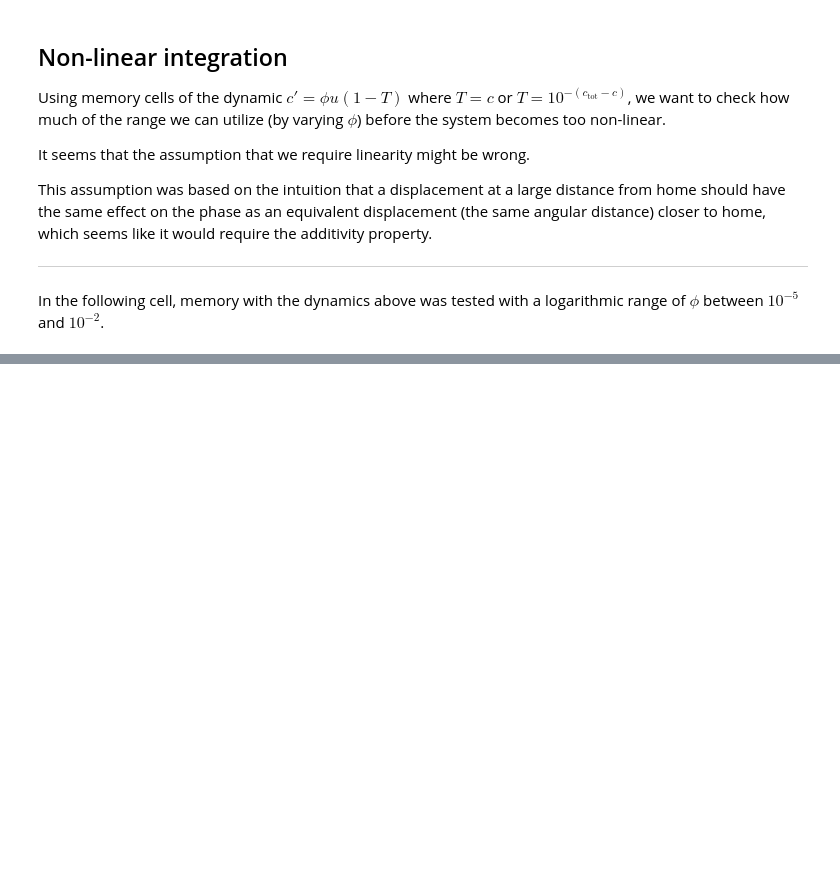
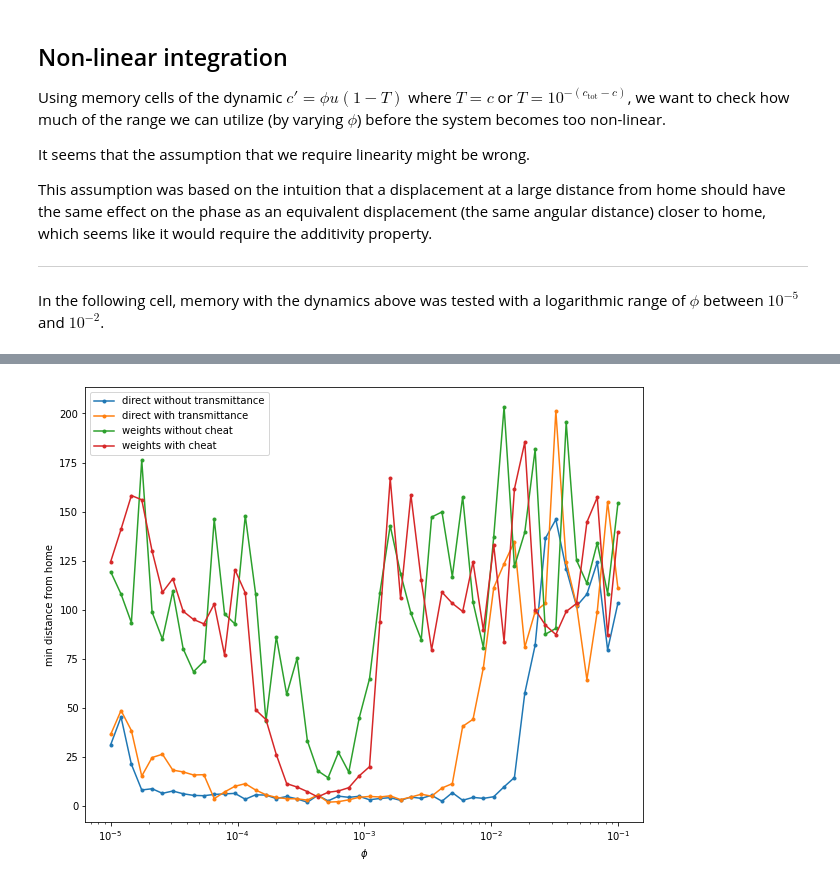
Before and after one commit to nilsceberg/path-integration-memory, a Jupyter notebook: notebooks/results/report.ipynb, the cells around one changed output, grey strips where cells are left out. Saved outputs shown, nothing was run; the diff lists cells and outputs as text; code cells hidden in the pictures; blank space fills up the shorter version.

```diff
--- a/notebooks/results/report.ipynb
+++ b/notebooks/results/report.ipynb
@@ -44,0 +90,22 @@ plt.show()
+# %%
+def plot(path, title, ax):
+    data = json.load(open(path, "r"))
+    points = [(config["parameters"]["cx"]["params"]["phi"], config["mean_distance"]) for config in data.values()]
+    points.sort(key=lambda x: x[0])
+    phi = [x[0] for x in points]
+    performance = [x[1] for x in points]
+    ax.plot(phi, performance, '.-', label=title)
+
+plt.figure(figsize=(10, 8))
+ax = plt.axes()
+ax.set_xscale("log")
+plot("../../results/distances/20220816-112421.json", "direct without transmittance", ax)
+plot("../../results/distances/20220816-115934.json", "direct with transmittance", ax)
+plot("../../results/distances/20220816-112232.json", "weights without cheat", ax)
+plot("../../results/distances/20220816-112113.json", "weights with cheat", ax)
+plt.xlabel("$\phi$")
+plt.ylabel("min distance from home")
+plt.legend()
+plt.show()
+# %% [output]
+[figure, added]
```
Also changed, not shown: parts of 6 cells of this notebook.
